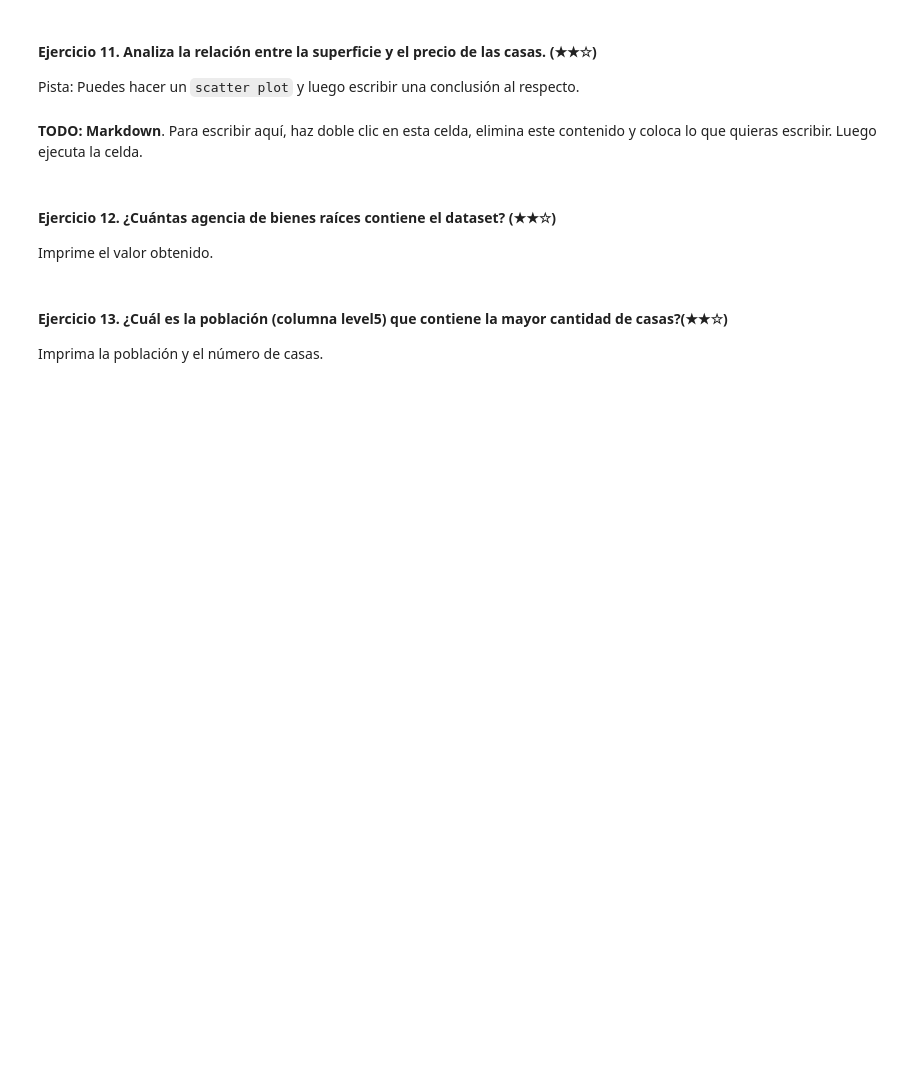
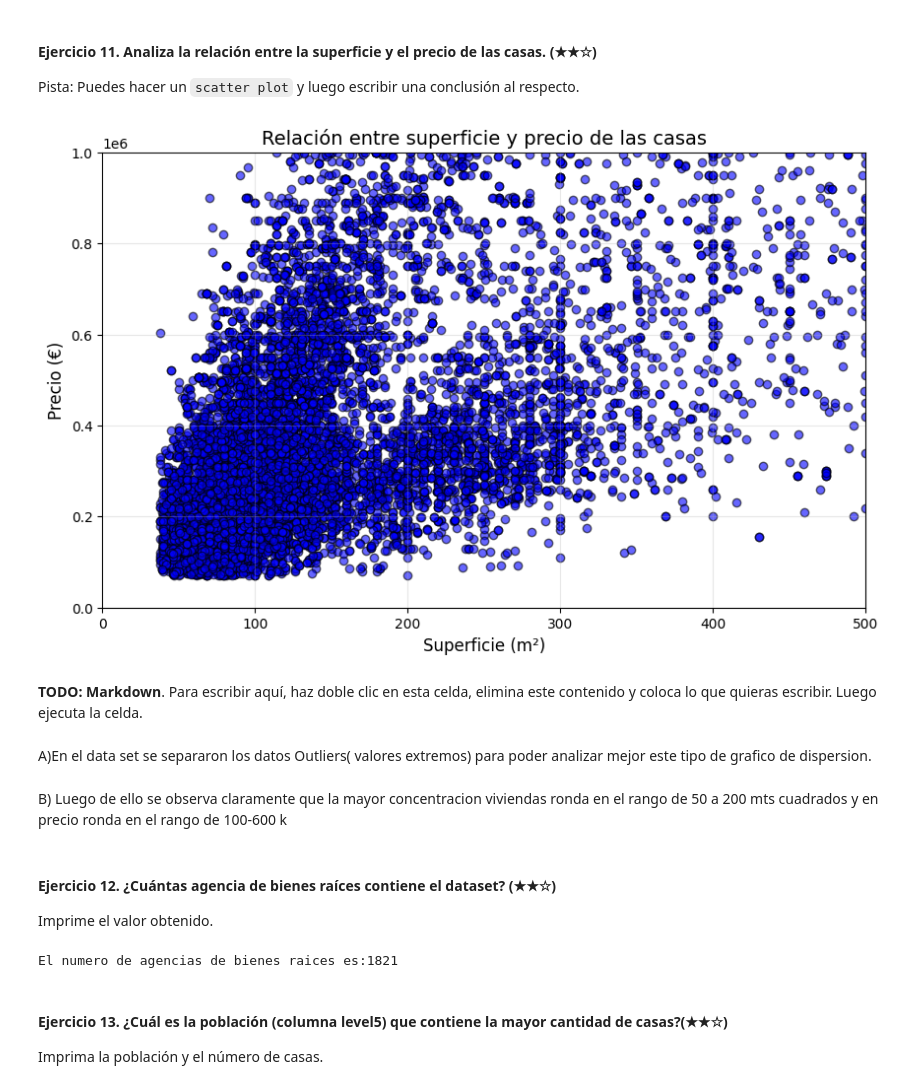
Before and after one commit to ReneRamirez-Test/realestate-datacleanup-exercise, a Jupyter notebook: project.es.ipynb, the cells around one changed output. Drawn from its saved outputs; the diff is of its cells as text; code cells hidden in the pictures; blank space fills up the shorter version.

```diff
--- a/project.es.ipynb
+++ b/project.es.ipynb
@@ -369,15 +369,69 @@ El precio promedio/mt cuadrado en Galapagar es mas caro que el de Valdemorillo.
 
 Pista: Puedes hacer un `scatter plot` y luego escribir una conclusión al respecto.
 # %%
-# TODO: Código
+import pandas as pd
+import matplotlib.pyplot as plt
+
+# Cargar el archivo CSV con separador de punto y coma
+ds = pd.read_csv('assets/real_estate.csv', sep=';')
+
+# Convertir los campos 'price' y 'surface' a numéricos
+ds['price'] = ds['price'].astype(str).str.replace('.', '', regex=False).str.replace(',', '.', regex=False).astype(float)
+ds['surface'] = pd.to_numeric(ds['surface'], errors='coerce')
+#ds['price']= ds['price'].fillna(0)
+#ds=ds.dropna(subset=['price','surface'])
+ds=ds.dropna(subset=['price', 'surface']).loc[ds['price']>0]
+#revisando los datos dentro de la columna price:
+#print(ds['price'].describe())
+#print(ds['price'].sort_values(ascending=False).unique()[:10]) # para conocer los top 10 mas altos
+
+price_lower= ds['price'].quantile(0.01)
+price_upper= ds['price'].quantile(0.99)
+surface_lower=ds['surface'].quantile(0.01)
+surface_upper=ds['surface'].quantile(0.99)
+
+ds_filrtado= ds[(ds['price']>= price_lower) &(ds['price'] <=price_upper)&
+             (ds['surface']>= surface_lower)& (ds['surface']<= surface_upper)]
+
+# Crear el scatter plot
+plt.figure(figsize=(10, 6))
+plt.scatter(ds_filrtado['surface'], ds_filrtado['price'], alpha=0.6, c='blue', edgecolors='black')
+plt.xlim(0,500)
+plt.ylim(0,1_000_000)
+
+# Configurar el gráfico
+plt.title('Relación entre superficie y precio de las casas', fontsize=14)
+plt.xlabel('Superficie (m²)', fontsize=12)
+plt.ylabel('Precio (€)', fontsize=12)
+plt.grid(alpha=0.3)
+plt.show()
+
+
+#print(ds['price'].sort_values(ascending=True))
+# %% [output]
+[figure, added]
 # %% [markdown]
 **TODO: Markdown**. Para escribir aquí, haz doble clic en esta celda, elimina este contenido y coloca lo que quieras escribir. Luego ejecuta la celda.
+# %% [markdown]
+A)En el data set se separaron los datos Outliers( valores extremos) para poder analizar mejor este tipo de grafico de dispersion.
+# %% [markdown]
+B) Luego de ello se observa claramente que la mayor concentracion viviendas ronda en el rango de 50 a 200 mts cuadrados y en precio ronda en el rango de 100-600 k
 # %% [markdown]
 #### Ejercicio 12. ¿Cuántas agencia de bienes raíces contiene el dataset? (★★☆)
 
 Imprime el valor obtenido.
 # %%
-# TODO
+import pandas as pd
+
+# Cargar el archivo CSV con separador de punto y coma
+ds = pd.read_csv('assets/real_estate.csv', sep=';')
+
+ds=ds.dropna(subset=['realEstate_name'])
+
+numero_bienesraices= ds['realEstate_name'].nunique()
+print(f'El numero de agencias de bienes raices es:{numero_bienesraices}')
+# %% [output]
+El numero de agencias de bienes raices es:1821
 # %% [markdown]
 #### Ejercicio 13. ¿Cuál es la población (columna level5) que contiene la mayor cantidad de casas?(★★☆)
 
```
